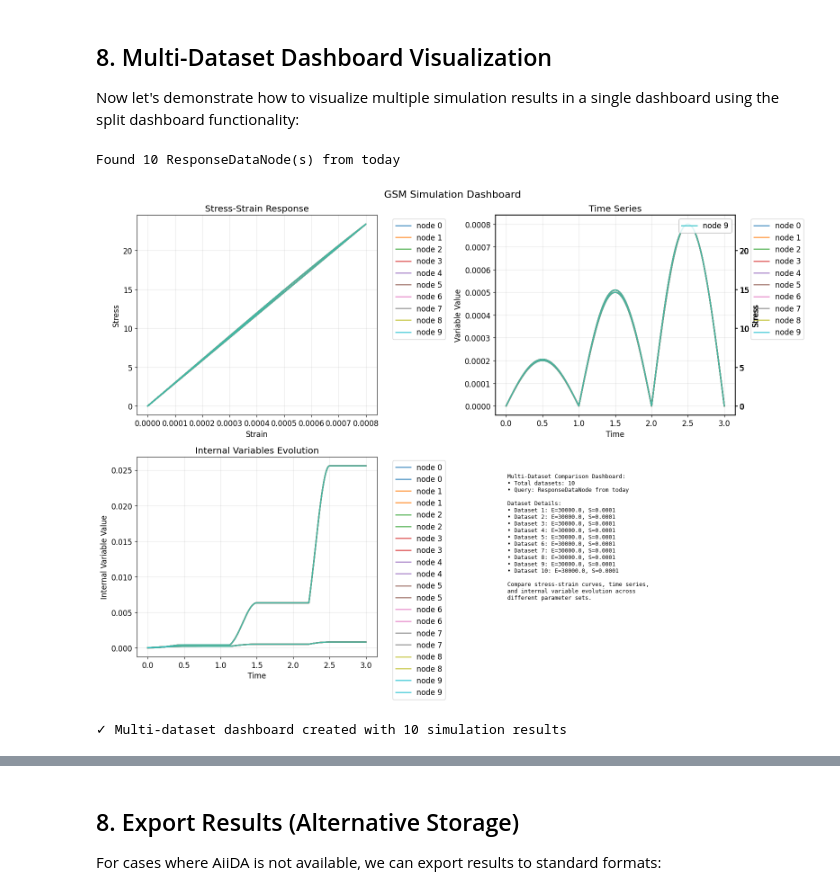
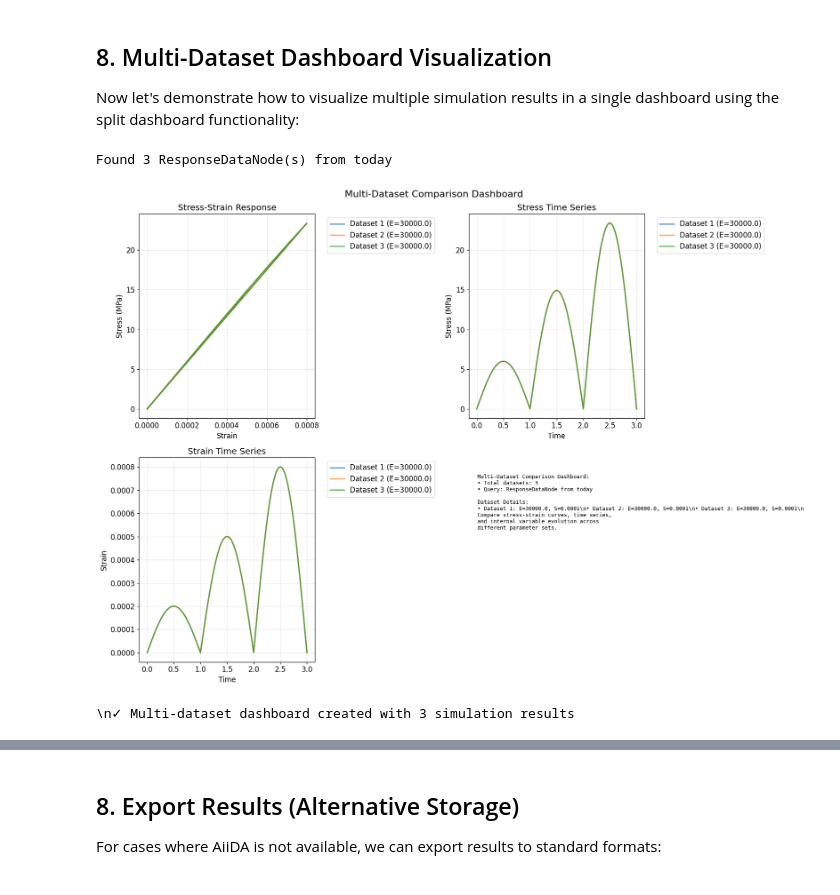
Before and after one commit to bmcs-group/bmcs_matmod, a Jupyter notebook: notebooks/aiida_interaction/gsm_lagrange_aiida_demo.ipynb, the cells around one changed output, grey strips where cells are left out. Drawn from its saved outputs; the diff is of its cells as text; code cells hidden in the pictures.

```diff
--- a/notebooks/aiida_interaction/gsm_lagrange_aiida_demo.ipynb
+++ b/notebooks/aiida_interaction/gsm_lagrange_aiida_demo.ipynb
@@ -396,9 +387,25 @@ if query_results:
     from aiida.orm import load_node
     nodes = [load_node(result[1]) for result in query_results]  # result[1] is the pk
 
-    # Create a single dashboard layout (once)
-    first_response = nodes[0].to_response_data()
-    fig, axes = first_response.create_dashboard(figsize=(16, 12))
+    # Create a custom multi-dataset dashboard layout
+    fig, axes = plt.subplots(2, 2, figsize=(16, 12))
+    fig.suptitle('Multi-Dataset Comparison Dashboard', fontsize=16)
+
+    # Configure subplots
+    axes[0, 0].set_xlabel('Strain')
+    axes[0, 0].set_ylabel('Stress (MPa)')
+    axes[0, 0].set_title('Stress-Strain Response')
+    axes[0, 0].grid(True, alpha=0.3)
+
+    axes[0, 1].set_xlabel('Time')
+    axes[0, 1].set_ylabel('Stress (MPa)')
+    axes[0, 1].set_title('Stress Time Series')
+    axes[0, 1].grid(True, alpha=0.3)
+
+    axes[1, 0].set_xlabel('Time')
+    axes[1, 0].set_ylabel('Strain')
+    axes[1, 0].set_title('Strain Time Series')
+    axes[1, 0].grid(True, alpha=0.3)
 
     # Use different colors for each dataset
     import matplotlib.cm as cm
@@ -414,16 +421,17 @@ if query_results:
         params = metadata.get('parameters', {})
         E_value = params.get('E', 'Unknown')
 
-        label = f"node {i}"
+        label = f"Dataset {i+1} (E={E_value})"
 
-        # Fill the dashboard with this dataset
-        response_data_from_node.fill_dashboard(
-            axes,
-            label=label,
-            color=colors[i],
-            alpha=0.7,
-            linewidth=2
-        )
+        # Extract data
+        eps = response_data_from_node.eps_t[:, 0] if response_data_from_node.eps_t.ndim > 1 else response_data_from_node.eps_t
+        sig = response_data_from_node.sig_t[:, 0, 0] if response_data_from_node.sig_t.ndim > 2 else response_data_from_node.sig_t
+        t = response_data_from_node.t_t
+
+        # Plot on each subplot
+        axes[0, 0].plot(eps, sig, color=colors[i], alpha=0.7, linewidth=2, label=label)
+        axes[0, 1].plot(t, sig, color=colors[i], alpha=0.7, linewidth=2, label=label)
+        axes[1, 0].plot(t, eps, color=colors[i], alpha=0.7, linewidth=2, label=label)
 
     # Update the summary panel for multiple datasets
     axes[1, 1].clear()
@@ -440,43 +448,43 @@ Dataset Details:
     for i, node in enumerate(nodes):
         metadata = node.get_simulation_metadata()
         params = metadata.get('parameters', {})
-        summary_text += f"• Dataset {i+1}: E={params.get('E', 'N/A')}, S={params.get('S', 'N/A')}\n"
+        summary_text += f"• Dataset {i+1}: E={params.get('E', 'N/A')}, S={params.get('S', 'N/A')}\\n"
 
     summary_text += """
 Compare stress-strain curves, time series,
 and internal variable evolution across
 different parameter sets.
 """
 
     axes[1, 1].text(0.05, 0.95, summary_text, transform=axes[1, 1].transAxes,
                     fontsize=9, verticalalignment='top', fontfamily='monospace')
 
-    # Improve legend positioning
+    # Add legends to the plots
     axes[0, 0].legend(bbox_to_anchor=(1.05, 1), loc='upper left')
     axes[0, 1].legend(bbox_to_anchor=(1.05, 1), loc='upper left')
     axes[1, 0].legend(bbox_to_anchor=(1.05, 1), loc='upper left')
 
     plt.tight_layout()
     plt.show()
 
-    print(f"\n✓ Multi-dataset dashboard created with {len(nodes)} simulation results")
+    print(f"\\n✓ Multi-dataset dashboard created with {len(nodes)} simulation results")
 
 else:
     print("No query results found. Create multiple simulations with different parameters to see the multi-dataset dashboard.")
 
     # Demonstrate with the current data anyway
-    print("\n📊 Demonstrating split dashboard methods with current data:")
+    print("\\n📊 Demonstrating split dashboard methods with current data:")
 
-    # Create dashboard layout
-    fig, axes = response_data.create_dashboard(figsize=(14, 10))
+    # Create dashboard layout using the visualization mixin method
+    fig, axes = response_data.create_eps_sig_dashboard(figsize=(14, 10))
 
     # Fill with current response data
-    response_data.fill_dashboard(axes, label="Current Simulation")
+    response_data.fill_eps_sig_dashboard(axes, label="Current Simulation")
 
     plt.show()
 
     print("✓ Single-dataset dashboard created using split methods")
 # %% [output]
-Found 10 ResponseDataNode(s) from today
+Found 3 ResponseDataNode(s) from today
-[figure, old version]
+[figure, new version]
-✓ Multi-dataset dashboard created with 10 simulation results
+\n✓ Multi-dataset dashboard created with 3 simulation results
```
Also changed, not shown: parts of 7 cells of this notebook, 7 other files.
